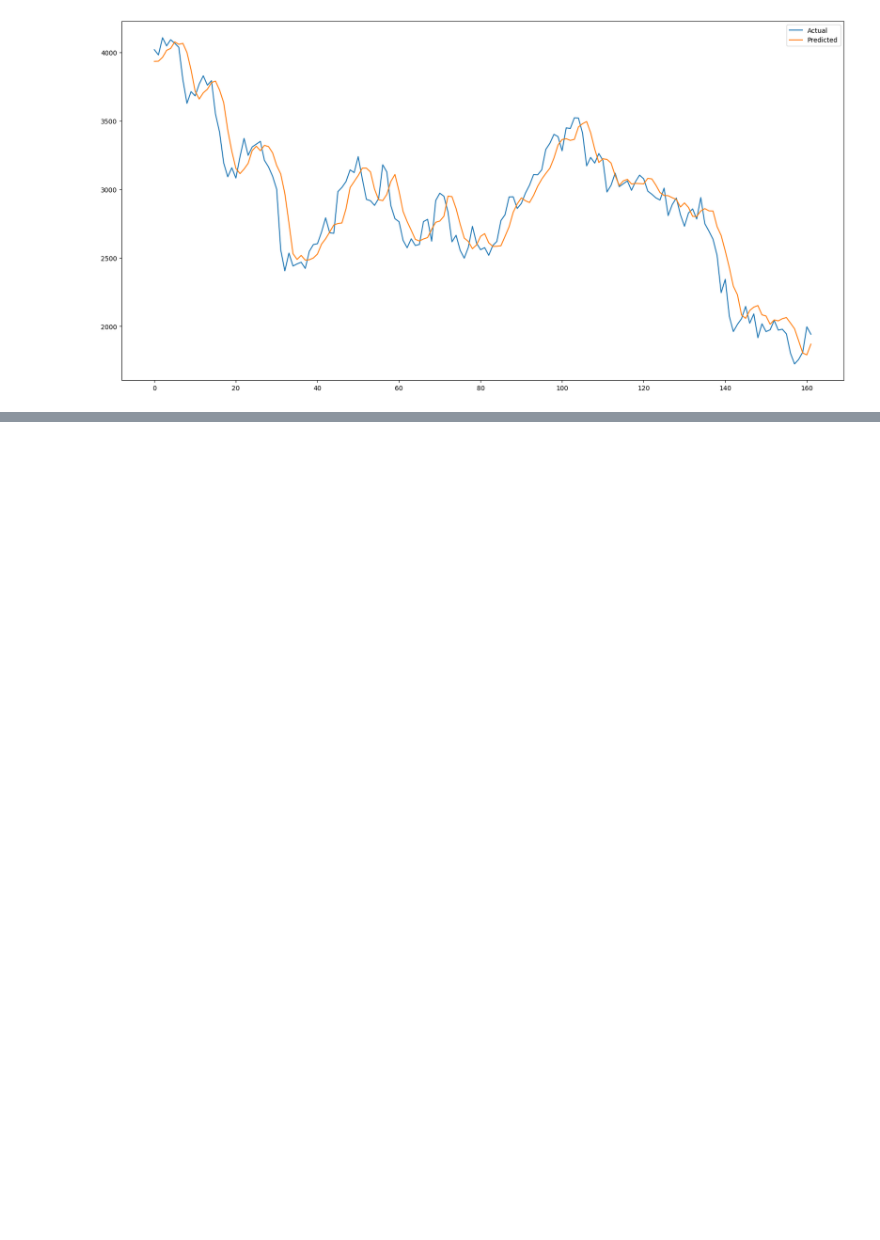
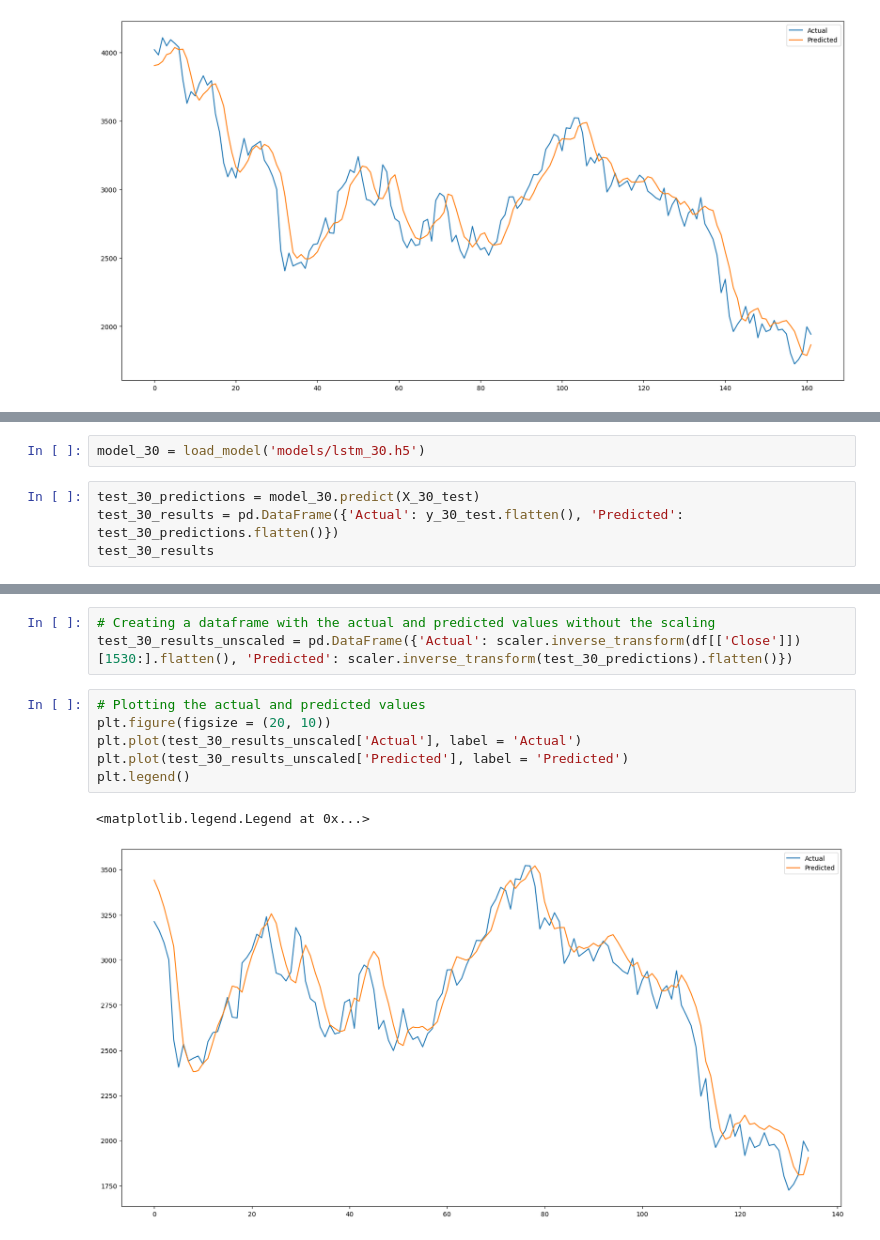
Before and after one commit to IngaleOmkar/BTCPricePrediction, a Jupyter notebook: Models/LSTM.ipynb, the cells around one changed output, grey strips where cells are left out. Drawn from its saved outputs; the diff is of its cells as text; blank space fills up the shorter version.

```diff
--- a/Models/LSTM.ipynb
+++ b/Models/LSTM.ipynb
@@ -336,0 +622,6 @@ rmse, mae
+# %%
+model_30 = load_model('models/lstm_30.h5')
+# %%
+test_30_predictions = model_30.predict(X_30_test)
+test_30_results = pd.DataFrame({'Actual': y_30_test.flatten(), 'Predicted': test_30_predictions.flatten()})
+test_30_results
@@ -336,0 +643,12 @@ rmse, mae
+# %%
+# Creating a dataframe with the actual and predicted values without the scaling
+test_30_results_unscaled = pd.DataFrame({'Actual': scaler.inverse_transform(df[['Close']])[1530:].flatten(), 'Predicted': scaler.inverse_transform(test_30_predictions).flatten()})
+# %%
+# Plotting the actual and predicted values
+plt.figure(figsize = (20, 10))
+plt.plot(test_30_results_unscaled['Actual'], label = 'Actual')
+plt.plot(test_30_results_unscaled['Predicted'], label = 'Predicted')
+plt.legend()
+# %% [output]
+<matplotlib.legend.Legend at 0x...>
+[figure, added]
```
Also changed, not shown: parts of 51 cells of this notebook, 6 other files.
